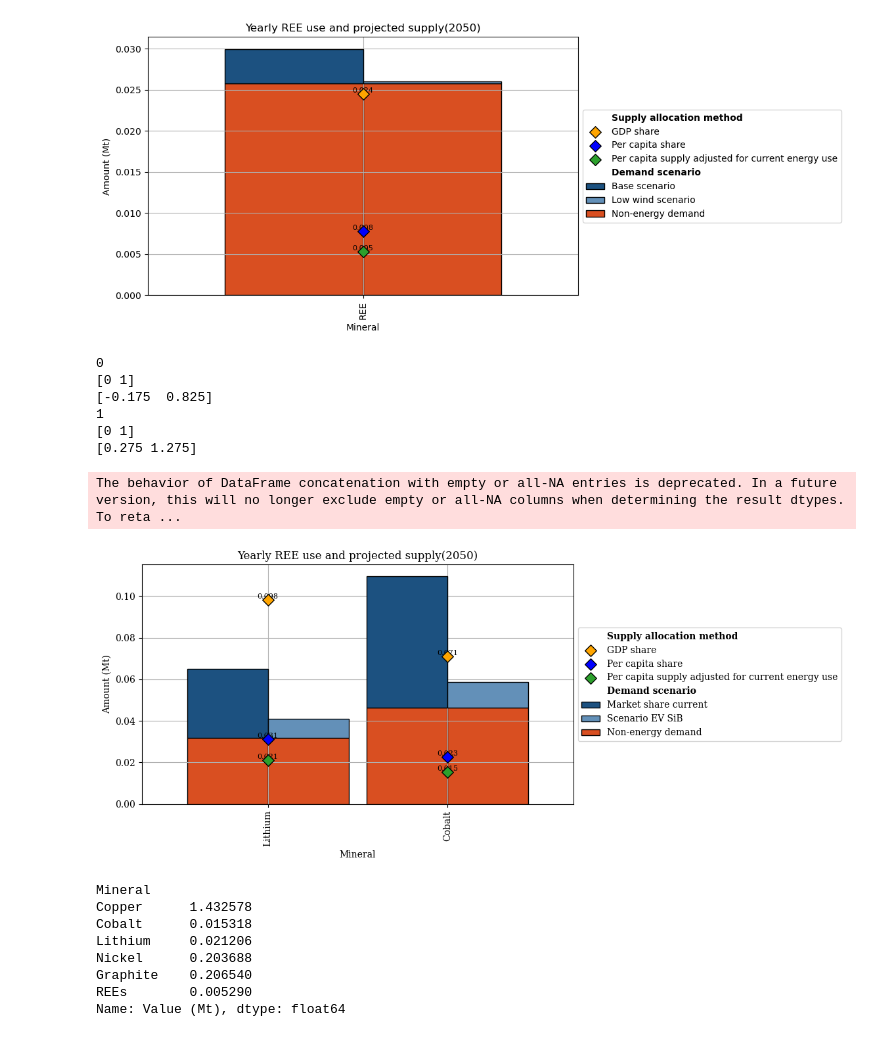
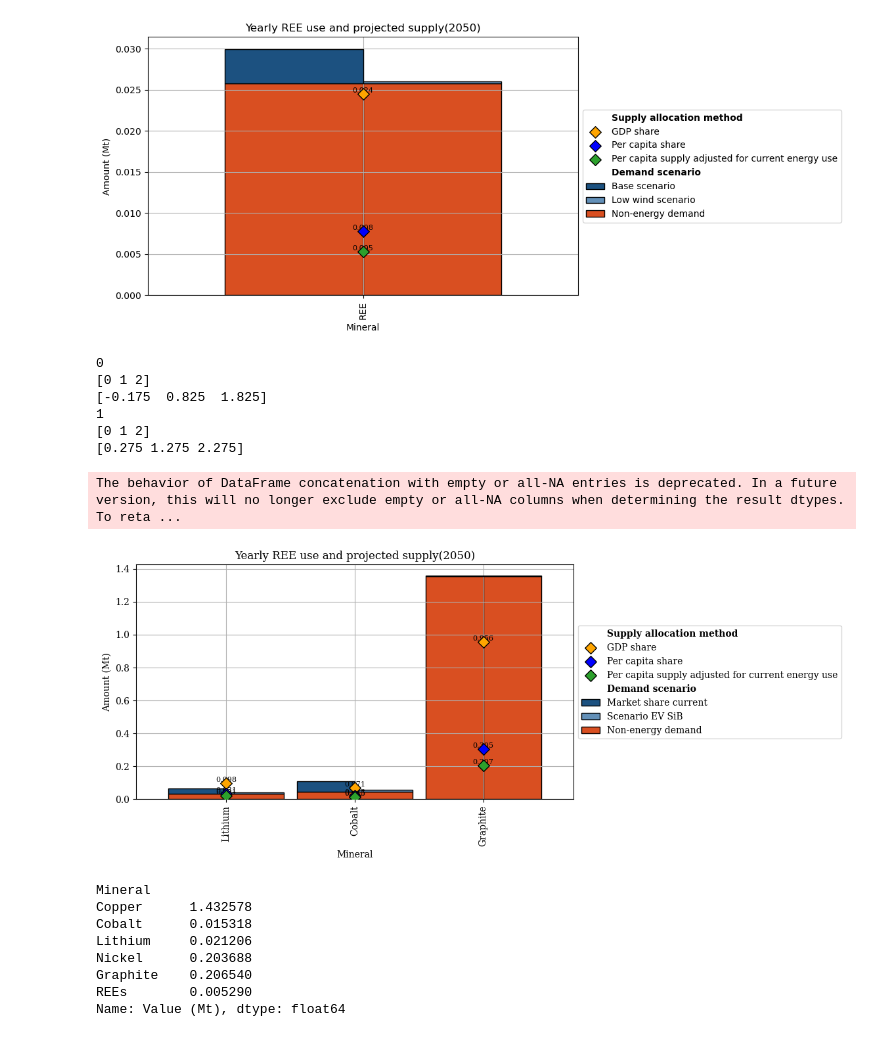
Before and after one commit to ayshaC/pypsa-eur, a Jupyter notebook: analysis/mineral_analysis.ipynb, the cells around one changed output. Saved outputs shown, nothing was run; the diff lists cells and outputs as text; code cells hidden in the pictures.

```diff
--- a/analysis/mineral_analysis.ipynb
+++ b/analysis/mineral_analysis.ipynb
@@ -20,5 +20,10 @@ with open(f"minerals_config.yaml") as f:
 tech_colors = pypsa_config["plotting"]["tech_colors"]
 nice_names = pypsa_config["plotting"]["nice_names"]
 
-minerals = ['Aluminium', 'Cobalt', 'Copper', 'Dysprosium', 'Gallium',  'Graphite', 'Indium', 'Lithium', 'Manganese', 'Neodymium', 'Nickel', 'Praseodymium', 'Selenium', 'Silver', 'Tellurium', 'Vanadium', 'Zinc', 'Silicon', 'Chromium', 'Platinum', 'Palladium']
+all_minerals = ['Aluminium', 'Cobalt', 'Copper', 'Dysprosium', 'Gallium', 'Germanium', 'Graphite', 'Iridium', 'Lithium', 'Manganese', 'Neodymium', 'Nickel', 'Praseodymium', 'Selenium', 'Silver', 'Tellurium', 'Vanadium', 'Zinc', 'Silicon', 'Chromium', 'Platinum', 'Palladium']
 rare_earths = ['Neodymium', 'Praseodymium', 'Dysprosium']
+iea_minerals = ['Copper', 'Cobalt', 'Lithium', 'Nickel', 'REE', 'Graphite']
+
+# paths for EV data calculation
+TRANSPORT_DATA_PATH = "../resources/all-countries/transport_data.csv"
+POPULATION_DATA_PATH = pd.read_csv("../resources/all-countries/pop_layout_base_s_40.csv")
@@ -29,3 +52,25 @@ plt.rcParams["font.family"] = "serif"
 plt.rcParams["mathtext.fontset"] = "dejavuserif"
 # %% [markdown]
 ## Functions
+# %%
+# fn should be resources/transport.csv
+# pop layout is: resources("pop_layout_base_s_{clusters}.csv"),
+# year is energy_totals_year in the config
+def build_nodal_transport_data(fn, pop_layout, year):
+    # get numbers of car and fuel efficiency per country
+    transport_data = pd.read_csv(fn, index_col=[0, 1])
+    transport_data = transport_data.xs(year, level="year")
+
+    # break number of cars down to nodal level based on population density
+    nodal_transport_data = transport_data.loc[pop_layout.ct].fillna(0.0)
+    nodal_transport_data.index = pop_layout.index
+    nodal_transport_data["number cars"] = (
+        pop_layout["fraction"] * nodal_transport_data["number cars"]
+    )
+    # fill missing fuel efficiency with average data
+    nodal_transport_data.loc[
+        nodal_transport_data["average fuel efficiency"] == 0.0,
+        "average fuel efficiency",
+    ] = transport_data["average fuel efficiency"].mean()
+
+    return nodal_transport_data
@@ -1175,24 +1515,21 @@ ccl_low_wind = {'name': 'ccl_low_wind', 'type':'build/cluster', 'folder': 'eu-ov
 
 ccl_low_offwind = {'name': 'ccl_low_offwind', 'type':'build/cluster', 'folder': 'eu-overnight/ccl_low_offwind', 'year': 2050, 'clusters': 40}
 ccl_high_offwind = {'name': 'ccl_high_offwind', 'type':'build/cluster', 'folder': 'eu-overnight/ccl_high_offwind', 'year': 2050, 'clusters': 40}
+ccl_high_nuclear = {'name': 'ccl_high_nuclear', 'type':'build/cluster', 'folder': 'eu-overnight/ccl_high_nuclear', 'year': 2050, 'clusters': 40}
+
 
 
 elec_trans_heat_FR_BE_NL_CH_DE = {'name': 'elec_trans_heat_FR_BE_NL_CH_DE_2050', 'type':'build/cluster', 'folder': 'eu-overnight/elec_trans_heat_FR_BE_NL_CH_DE_2013', 'year': 2050, 'clusters': 5}
 
 
 scenarios = [elec_trans_heat_industry_sectors_EU_2050_2h, elec_trans_heat_industry_sectors_no_biofuels_v2g_EU_2050_1h,
-             ccl_low_wind, ccl_low_offwind,  base_2h, ccl_high_offwind, elec_trans_heat_FR_BE_NL_CH_DE]
+             ccl_low_wind,  base_2h, ccl_high_offwind, elec_trans_heat_FR_BE_NL_CH_DE, ccl_high_nuclear, ccl_low_offwind]
 
 
 n = {s['name']: pypsa.Network(f'../{s['type']}/{s['folder']}/networks/base_s_{s['clusters']}___{s['year']}.nc') for s in scenarios}
 # n_mga = {s['name']: pypsa.Network(f'../{s['type']}/{s['folder']}/{s['name']}.nc') for s in mga_scenarios}
 stats = {s['name']: n[s['name']].statistics for s in scenarios}
-# n_base = pypsa.Network('../resources/eur-test-overnight/0/networks/base_s_40___2030.nc')
 
-# sample_base = "elec_trans_heat_FR_BE_NL_CH_DE_2050"
-# sample_mga_nuclear_max = "elec_trans_heat_FR_BE_NL_CH_DE_2050_nuclear_max"
-# sample_mga_solar_min = "elec_trans_heat_FR_BE_NL_CH_DE_2050_solar_min"
-# sample_mga_wind_min = "elec_trans_heat_FR_BE_NL_CH_DE_2050_wind_min"
 sample_new_2h_2050 = "elec_trans_heat_industry_sectors_EU_2050_2h"
 sample_base_1h = "elec_trans_heat_industry_sectors_no_biofuels_v2g_EU_2050_1h"
 sample_base_2h = "base_2h"
@@ -1200,6 +1537,7 @@ sample_base_2h = "base_2h"
 sample_low_wind = "ccl_low_wind"
 sample_low_offwind = "ccl_low_offwind"
 sample_high_offwind = "ccl_high_offwind"
+sample_high_nuclear = "ccl_high_nuclear"
 
 sample_small = "elec_trans_heat_FR_BE_NL_CH_DE_2050"
 # %% [output]
@@ -2635,27 +3484,27 @@ The behavior of DataFrame concatenation with empty or all-NA entries is deprecat
 # %%
 network_key = sample_new_2h_2050
 time_diff = 24
 s1 = "Market share current"
 s2 = "Scenario EV SiB"
-df_merged_s1, totals_Mt_s1 = compute_mineral_usage(network_key, n, ["Lithium", "Cobalt"], s1, mineral_intensities, tech_scenarios)
-df_merged_s2, totals_Mt_s2 = compute_mineral_usage(network_key, n, ["Lithium", "Cobalt"], s2, mineral_intensities, tech_scenarios)
+df_merged_s1, totals_Mt_s1 = compute_mineral_usage(network_key, n, ["Lithium", "Cobalt", "Graphite"], s1, mineral_intensities, tech_scenarios)
+df_merged_s2, totals_Mt_s2 = compute_mineral_usage(network_key, n, ["Lithium", "Cobalt", "Graphite"], s2, mineral_intensities, tech_scenarios)
 
 totals_Mt_yearly_s1 = totals_Mt_s1/time_diff
 totals_Mt_yearly_s2 = totals_Mt_s2/time_diff
 
 scenarios_df = pd.DataFrame({s1:totals_Mt_yearly_s1, s2: totals_Mt_yearly_s2})
 
 
 compare_yearly_minerals(scenarios_df)
 # %% [output]
 0
-[0 1]
-[-0.175  0.825]
+[0 1 2]
+[-0.175  0.825  1.825]
 1
-[0 1]
-[0.275 1.275]
+[0 1 2]
+[0.275 1.275 2.275]
 The behavior of DataFrame concatenation with empty or all-NA entries is deprecated. In a future version, this will no longer exclude empty or all-NA columns when determining the result dtypes. To reta ...
-[figure, old version]
+[figure, new version]
 # %%
 supply_pce
 # %% [output]
```
Also changed, not shown: parts of 64 cells of this notebook.
